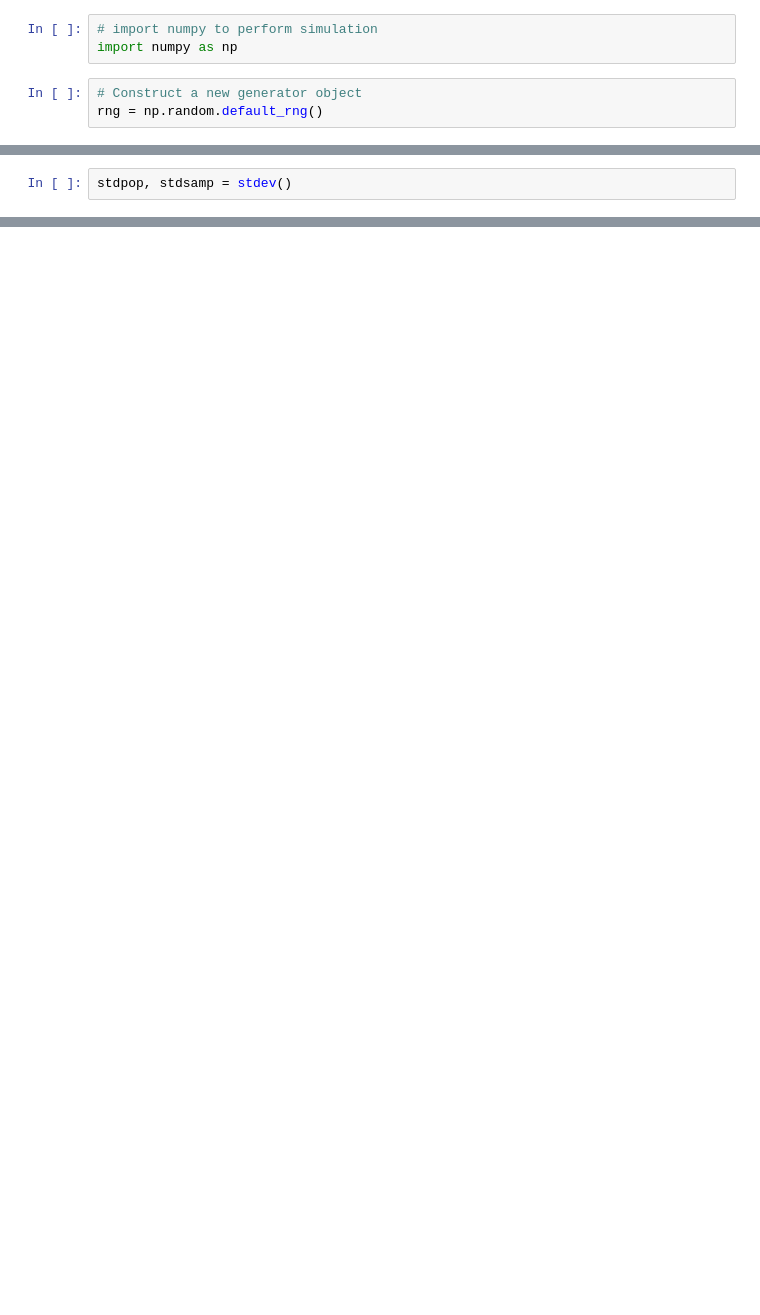
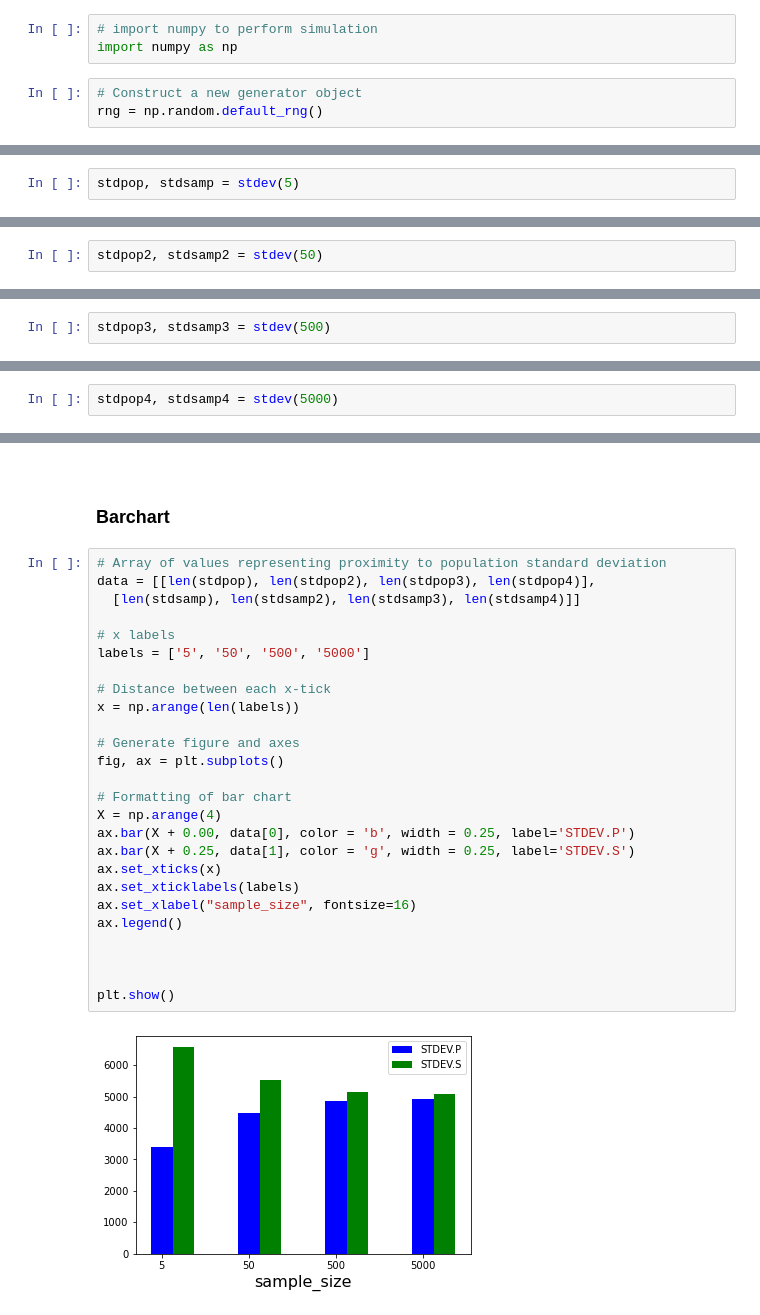
Before and after one commit to colm-o-caoimh/ExploringMachineLearning, a Jupyter notebook: Machine Learning and Statistics - Tasks 2020.ipynb, the cells around one changed output, grey strips where cells are left out. Saved outputs shown, nothing was run; the diff lists cells and outputs as text; blank space fills up the shorter version.

```diff
--- a/Machine Learning and Statistics - Tasks 2020.ipynb
+++ b/Machine Learning and Statistics - Tasks 2020.ipynb
@@ -354,5 +355,5 @@ def stdev():
 # %%
-stdpop, stdsamp = stdev()
+stdpop, stdsamp = stdev(5)
 # %%
 len(stdpop)
 # %% [output]
@@ -378 +365,3 @@ NameError: name 'std_samp' is not defined
+# %%
+stdpop2, stdsamp2 = stdev(50)
 # %%
@@ -402,0 +375,2 @@ sample
+# %%
+stdpop3, stdsamp3 = stdev(500)
@@ -402,0 +385,2 @@ sample
+# %%
+stdpop4, stdsamp4 = stdev(5000)
@@ -402,0 +402,32 @@ sample
+# %% [markdown]
+<br>
+
+### Barchart
+# %%
+# Array of values representing proximity to population standard deviation
+data = [[len(stdpop), len(stdpop2), len(stdpop3), len(stdpop4)],
+  [len(stdsamp), len(stdsamp2), len(stdsamp3), len(stdsamp4)]]
+
+# x labels
+labels = ['5', '50', '500', '5000']
+
+# Distance between each x-tick
+x = np.arange(len(labels))
+
+# Generate figure and axes
+fig, ax = plt.subplots()
+
+# Formatting of bar chart
+X = np.arange(4)
+ax.bar(X + 0.00, data[0], color = 'b', width = 0.25, label='STDEV.P')
+ax.bar(X + 0.25, data[1], color = 'g', width = 0.25, label='STDEV.S')
+ax.set_xticks(x)
+ax.set_xticklabels(labels)
+ax.set_xlabel("sample_size", fontsize=16)
+ax.legend()
+
+
+
+plt.show()
+# %% [output]
+[figure, added]
```
Also changed, not shown: parts of 43 cells of this notebook.
